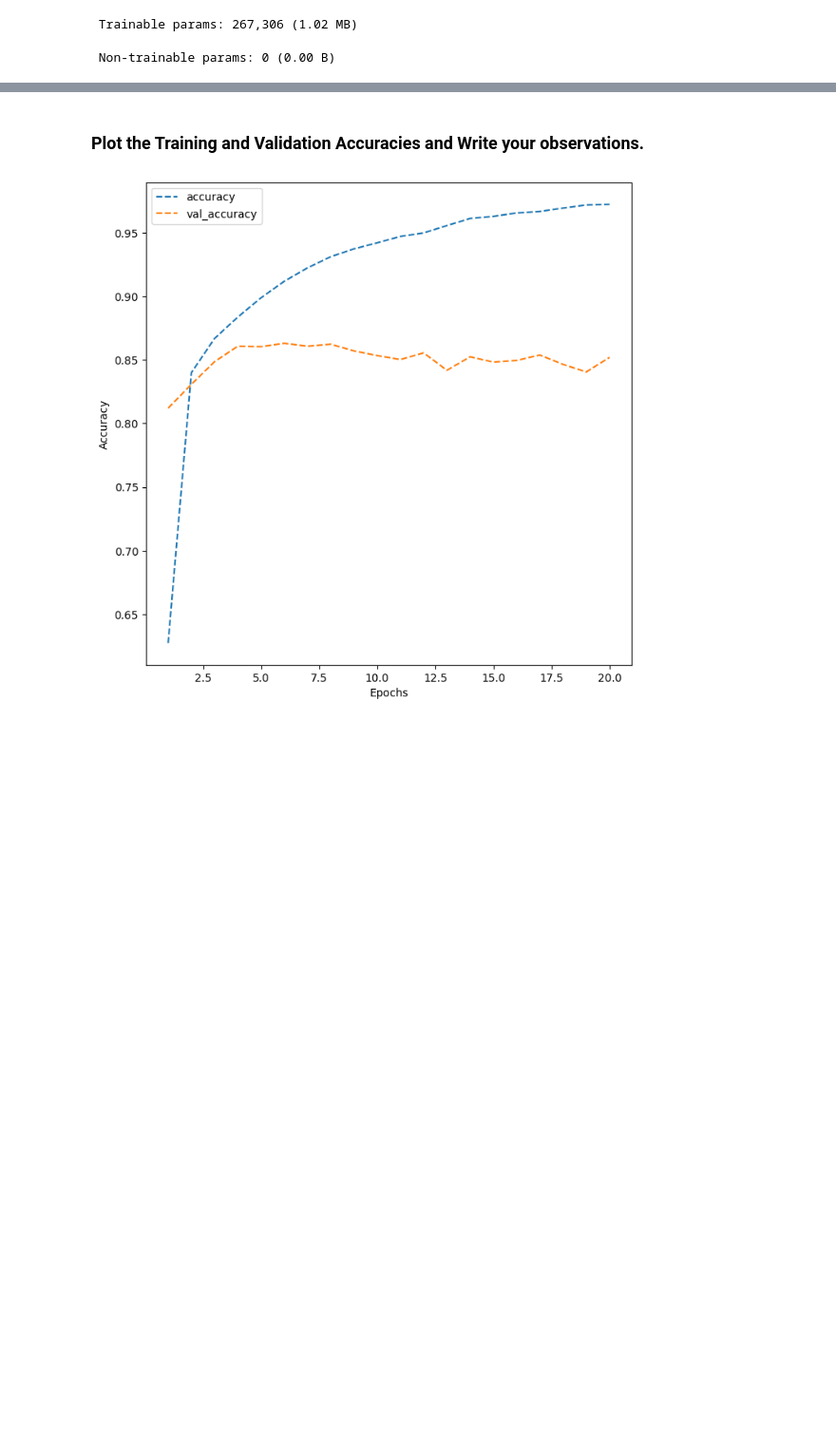
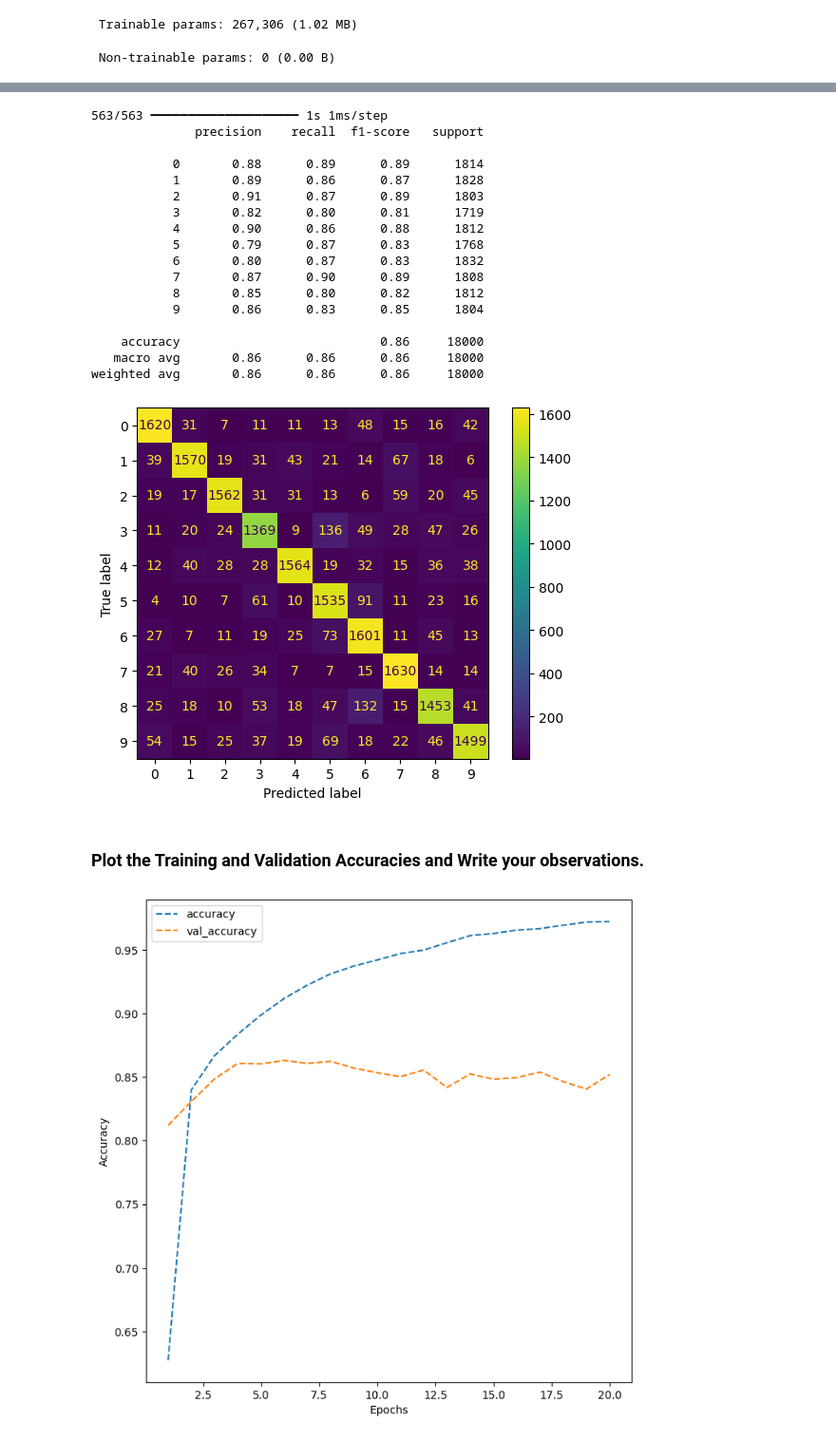
Before and after one commit to lino-5r/MIT-AAIDS, a Jupyter notebook: High_Code_SVHN_Digit_Recognition.ipynb, the cells around one changed output, grey strips where cells are left out. Shown at 95% size. Saved outputs shown, nothing was run; the diff lists cells and outputs as text; code cells hidden in the pictures; blank space fills up the shorter version.

```diff
--- a/High_Code_SVHN_Digit_Recognition.ipynb
+++ b/High_Code_SVHN_Digit_Recognition.ipynb
@@ -715,6 +763,39 @@ Epoch 19/20
 1050/1050 ━━━━━━━━━━━━━━━━━━━━ 5s 4ms/step - accuracy: 0.9717 - loss: 0.0880 - val_accuracy: 0.8405 - val_loss: 1.0137
 Epoch 20/20
 1050/1050 ━━━━━━━━━━━━━━━━━━━━ 4s 4ms/step - accuracy: 0.9722 - loss: 0.0826 - val_accuracy: 0.8519 - val_loss: 1.0209
+# %%
+# CNN_1.3 | Print the classification report and the confusion matrix for the test predictions
+from sklearn.metrics import classification_report, confusion_matrix, ConfusionMatrixDisplay
+
+y_pred = cnn_model_1.predict(X_test)
+y_pred_classes = np.argmax(y_pred, axis=1)
+y_test_classes = np.argmax(y_test, axis=1)
+
+print(classification_report(y_test_classes, y_pred_classes))
+
+cm = confusion_matrix(y_test_classes, y_pred_classes)
+disp = ConfusionMatrixDisplay(confusion_matrix=cm)
+disp.plot()
+plt.show()
+# %% [output]
+563/563 ━━━━━━━━━━━━━━━━━━━━ 1s 1ms/step
+              precision    recall  f1-score   support
+
+           0       0.88      0.89      0.89      1814
+           1       0.89      0.86      0.87      1828
+           2       0.91      0.87      0.89      1803
+           3       0.82      0.80      0.81      1719
+           4       0.90      0.86      0.88      1812
+           5       0.79      0.87      0.83      1768
+           6       0.80      0.87      0.83      1832
+           7       0.87      0.90      0.89      1808
+           8       0.85      0.80      0.82      1812
+           9       0.86      0.83      0.85      1804
+
+    accuracy                           0.86     18000
+   macro avg       0.86      0.86      0.86     18000
+weighted avg       0.86      0.86      0.86     18000
+[figure, added]
 # %% [markdown]
 ### **Plot the Training and Validation Accuracies and Write your observations.**
 # %%
```
Also changed, not shown: parts of 30 cells of this notebook, 21 other files.
